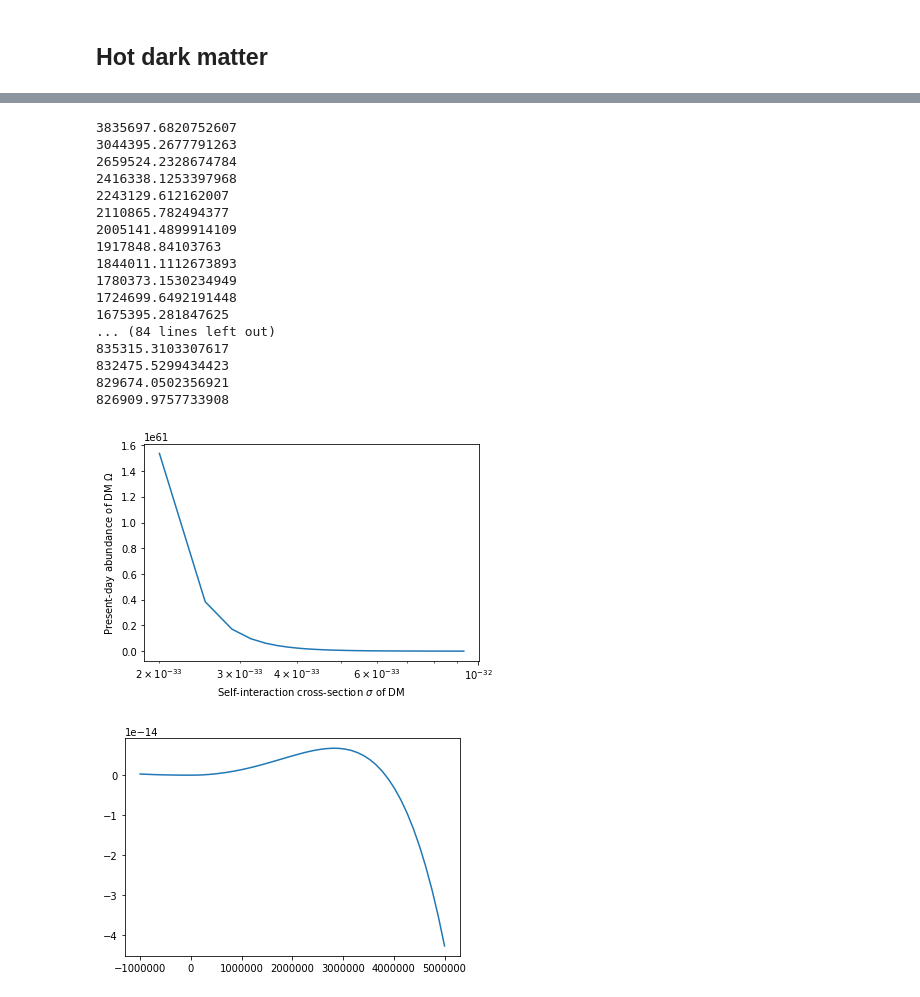
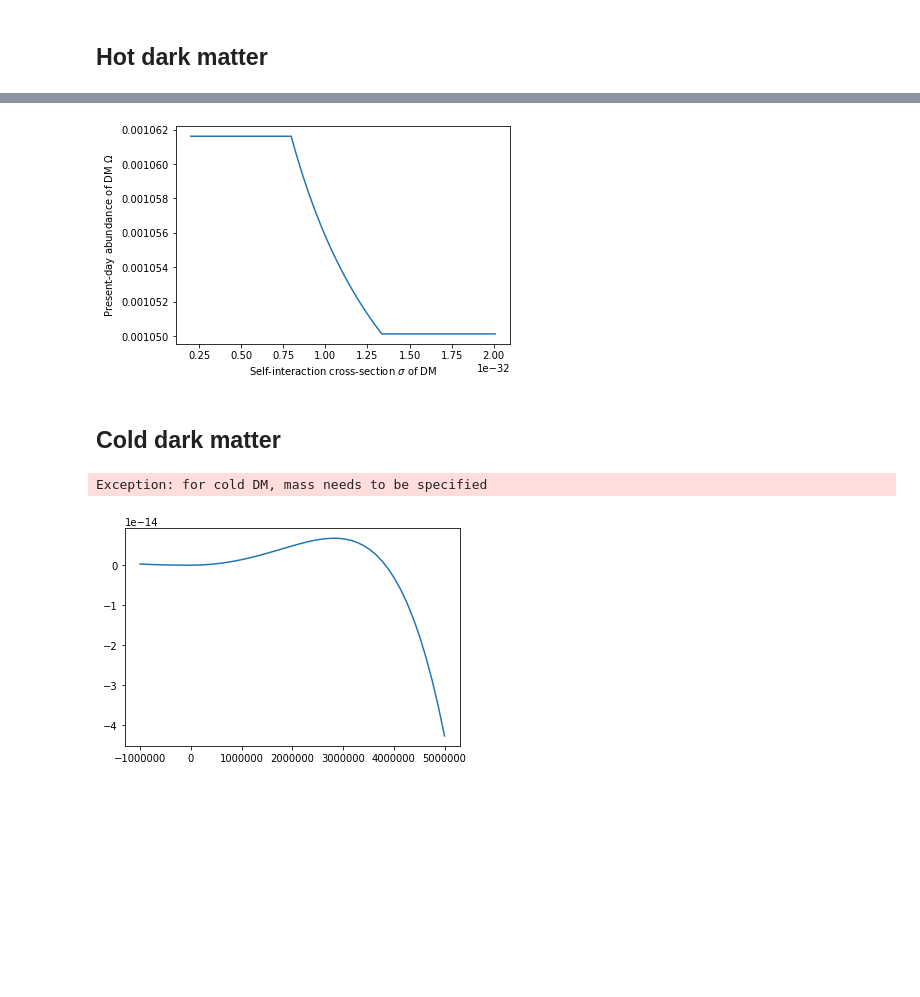
Before and after one commit to adam-coogan/gss19_subhalos, a Jupyter notebook: week_1/anders.ipynb, the cells around one changed output, grey strips where cells are left out. Cells and saved outputs as stored; diff of their text form; code cells hidden in the pictures; blank space fills up the shorter version.

Commit message:
Correct error in calculation of n(T), notebook cleanup, start work on cold DM

```diff
--- a/week_1/anders.ipynb
+++ b/week_1/anders.ipynb
@@ -135,39 +137,37 @@ plt.show()
 # %%
 #plot Omega as a fn of sigma with constant m. parameter alpha
 #defined for ease of plotting, see fn sigma
 m_const = 1
-alpha_vect = np.linspace(1,100,100)
+alpha_vect = np.linspace(1,1000,10000)
 sigma_vect = []
 Omega_vect = []
 for alpha in alpha_vect:
     T_fo = T_fo_solver(True,alpha).root
-    print(T_fo)
+    #print(T_fo) #sanity check for freeze-out temperatures
     sigma_vect.append(alpha*G_F**2*T_fo**2)
     Omega_vect.append(Omega(T_fo,m_const))
 plt.plot(sigma_vect,Omega_vect)
-plt.xscale('log')
+plt.xscale('linear')
 plt.xlabel("Self-interaction cross-section $\sigma$ of DM")
 plt.ylabel("Present-day abundance of DM $\Omega$")
 plt.show()
 # %% [output]
-3835697.6820752607
-3044395.2677791263
-2659524.2328674784
-2416338.1253397968
-2243129.612162007
-2110865.782494377
-2005141.4899914109
-1917848.84103763
-1844011.1112673893
-1780373.1530234949
-1724699.6492191448
-1675395.281847625
-... (84 lines left out)
-835315.3103307617
-832475.5299434423
-829674.0502356921
-826909.9757733908
-[figure, old version]
+[figure, new version]
+# %% [markdown]
+## Cold dark matter
+# %%
+#plot Omega as a fn of m with constant sigma
+m_vect = np.linspace(10**9,10*10**12)
+Omega_vect = []
+for m in m_vect:
+    Omega_vect.append(Omega(T_fo_solver(False,1).root,m))
+
+plt.plot(m_vect,Omega_vect)
+plt.xlabel("Mass of DM particle $m$ [$eV$]")
+plt.ylabel("Present-day abundance of DM $\Omega$")
+plt.show()
+# %% [output]
+Exception: for cold DM, mass needs to be specified
 # %%
 #sanity check for T_fo_solver. Plot composite function, make sure that the roots are valid
 def T_fo_solver(rel=True):
```
Also changed, not shown: parts of 3 cells of this notebook.
